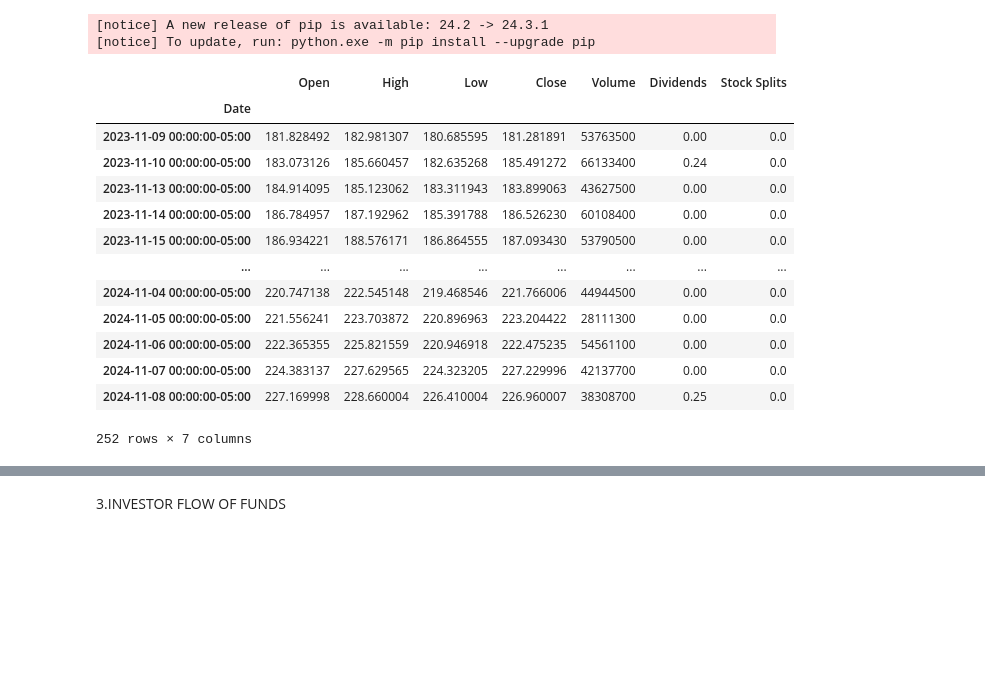
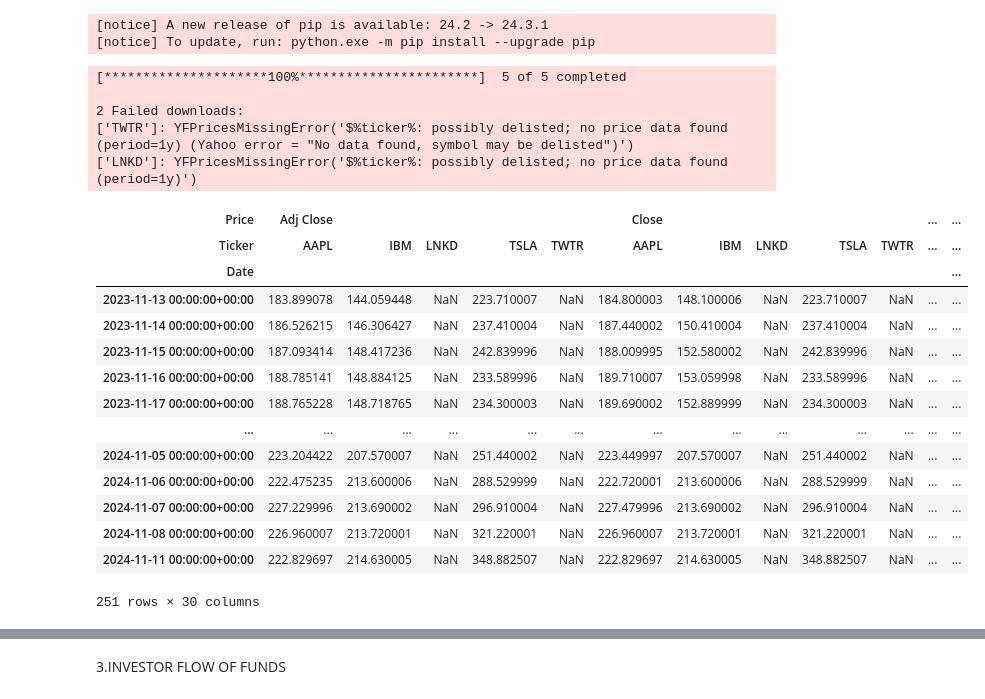
Before and after one commit to gitaukamau/pydata, a Jupyter notebook: pdweeklyprj.ipynb, the cells around one changed output, grey strips where cells are left out. Cells and saved outputs as stored; diff of their text form; code cells hidden in the pictures; blank space fills up the shorter version.

```diff
--- a/pdweeklyprj.ipynb
+++ b/pdweeklyprj.ipynb
@@ -143,31 +143,34 @@ Successfully installed beautifulsoup4-4.12.3 certifi-2024.8.30 charset-normalize
 [notice] To update, run: python.exe -m pip install --upgrade pip
 # %%
 import yfinance as yf
-# %%
-ticker_symbol = "AAPL"
-ticker = yf.Ticker(ticker_symbol)
-historical_data = ticker.history(period="1y")
-historical_data
-# %% [output]
-|  | Open | High | Low | Close | Volume | Dividends | Stock Splits |
-| Date |  |  |  |  |  |  |  |
-| 2023-11-09 00:00:00-05:00 | 181.828492 | 182.981307 | 180.685595 | 181.281891 | 53763500 | 0.00 | 0.0 |
-| 2023-11-10 00:00:00-05:00 | 183.073126 | 185.660457 | 182.635268 | 185.491272 | 66133400 | 0.24 | 0.0 |
-| 2023-11-13 00:00:00-05:00 | 184.914095 | 185.123062 | 183.311943 | 183.899063 | 43627500 | 0.00 | 0.0 |
-| 2023-11-14 00:00:00-05:00 | 186.784957 | 187.192962 | 185.391788 | 186.526230 | 60108400 | 0.00 | 0.0 |
-| 2023-11-15 00:00:00-05:00 | 186.934221 | 188.576171 | 186.864555 | 187.093430 | 53790500 | 0.00 | 0.0 |
-| ... | ... | ... | ... | ... | ... | ... | ... |
-| 2024-11-04 00:00:00-05:00 | 220.747138 | 222.545148 | 219.468546 | 221.766006 | 44944500 | 0.00 | 0.0 |
-| 2024-11-05 00:00:00-05:00 | 221.556241 | 223.703872 | 220.896963 | 223.204422 | 28111300 | 0.00 | 0.0 |
-| 2024-11-06 00:00:00-05:00 | 222.365355 | 225.821559 | 220.946918 | 222.475235 | 54561100 | 0.00 | 0.0 |
-| 2024-11-07 00:00:00-05:00 | 224.383137 | 227.629565 | 224.323205 | 227.229996 | 42137700 | 0.00 | 0.0 |
-| 2024-11-08 00:00:00-05:00 | 227.169998 | 228.660004 | 226.410004 | 226.960007 | 38308700 | 0.25 | 0.0 |
-252 rows × 7 columns
 # %%
 #Step 3. Select the Apple, Tesla, Twitter, IBM, LinkedIn stocks symbols and assign them to a variable called stocks
-stocks =
+stocks =['AAPL','TSLA','TWTR','IBM','LNKD']
 # %%
 #step 4. Read the data from google, assign to df and print it
+df = yf.download(stocks,period = '1y')
+df
+# %% [output]
+[*********************100%***********************]  5 of 5 completed
+
+2 Failed downloads:
+['TWTR']: YFPricesMissingError('$%ticker%: possibly delisted; no price data found  (period=1y) (Yahoo error = "No data found, symbol may be delisted")')
+['LNKD']: YFPricesMissingError('$%ticker%: possibly delisted; no price data found  (period=1y)')
+| Price | Adj Close |  |  |  |  | Close |  |  |  |  | ... | ... |
+| Ticker | AAPL | IBM | LNKD | TSLA | TWTR | AAPL | IBM | LNKD | TSLA | TWTR | ... | ... |
+| Date |  |  |  |  |  |  |  |  |  |  |  | ... |
+| 2023-11-13 00:00:00+00:00 | 183.899078 | 144.059448 | NaN | 223.710007 | NaN | 184.800003 | 148.100006 | NaN | 223.710007 | NaN | ... | ... |
+| 2023-11-14 00:00:00+00:00 | 186.526215 | 146.306427 | NaN | 237.410004 | NaN | 187.440002 | 150.410004 | NaN | 237.410004 | NaN | ... | ... |
+| 2023-11-15 00:00:00+00:00 | 187.093414 | 148.417236 | NaN | 242.839996 | NaN | 188.009995 | 152.580002 | NaN | 242.839996 | NaN | ... | ... |
+| 2023-11-16 00:00:00+00:00 | 188.785141 | 148.884125 | NaN | 233.589996 | NaN | 189.710007 | 153.059998 | NaN | 233.589996 | NaN | ... | ... |
+| 2023-11-17 00:00:00+00:00 | 188.765228 | 148.718765 | NaN | 234.300003 | NaN | 189.690002 | 152.889999 | NaN | 234.300003 | NaN | ... | ... |
+| ... | ... | ... | ... | ... | ... | ... | ... | ... | ... | ... | ... | ... |
+| 2024-11-05 00:00:00+00:00 | 223.204422 | 207.570007 | NaN | 251.440002 | NaN | 223.449997 | 207.570007 | NaN | 251.440002 | NaN | ... | ... |
+| 2024-11-06 00:00:00+00:00 | 222.475235 | 213.600006 | NaN | 288.529999 | NaN | 222.720001 | 213.600006 | NaN | 288.529999 | NaN | ... | ... |
+| 2024-11-07 00:00:00+00:00 | 227.229996 | 213.690002 | NaN | 296.910004 | NaN | 227.479996 | 213.690002 | NaN | 296.910004 | NaN | ... | ... |
+| 2024-11-08 00:00:00+00:00 | 226.960007 | 213.720001 | NaN | 321.220001 | NaN | 226.960007 | 213.720001 | NaN | 321.220001 | NaN | ... | ... |
+| 2024-11-11 00:00:00+00:00 | 222.829697 | 214.630005 | NaN | 348.882507 | NaN | 222.829697 | 214.630005 | NaN | 348.882507 | NaN | ... | ... |
+251 rows × 30 columns
 # %%
 #Step 5. What is the type of structure of df ?
 # %%
```
Also changed, not shown: parts of 1 cell of this notebook, 2 other files.
